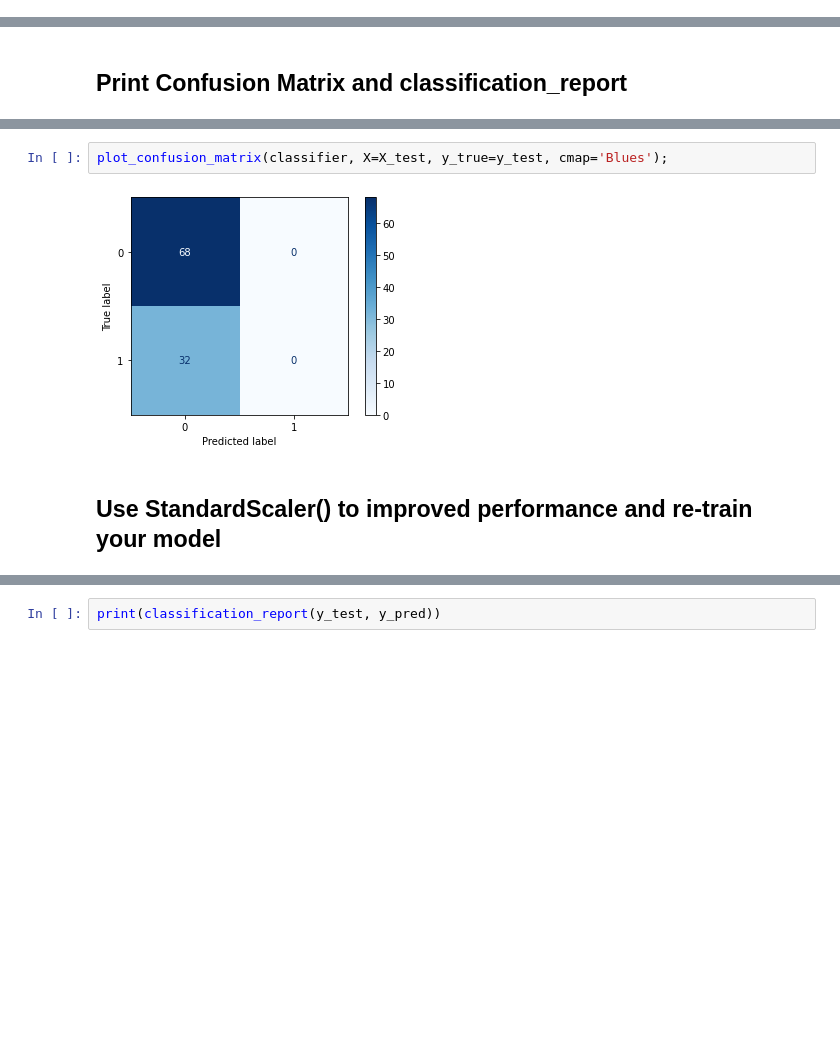
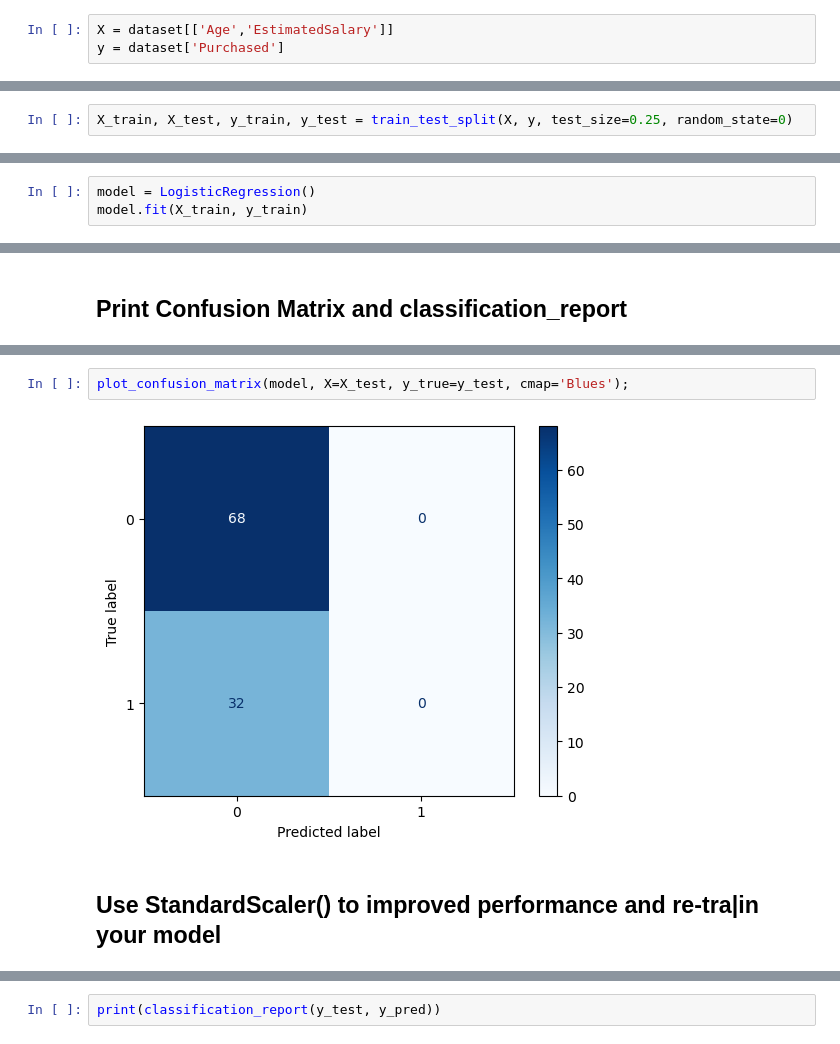
Before and after one commit to Tuwaiq-Data-Science-Bootcamp-V3/Logistic-Regression-Lab1, a Jupyter notebook: LogisticRegression_Assignment.ipynb, the cells around one changed output, grey strips where cells are left out. Saved outputs shown, nothing was run; the diff lists cells and outputs as text; blank space fills up the shorter version.

```diff
--- a/LogisticRegression_Assignment.ipynb
+++ b/LogisticRegression_Assignment.ipynb
@@ -45,5 +45,8 @@ dtypes: int64(4), object(1)
 memory usage: 15.8+ KB
 # %% [markdown]
 ## Define X by selecting only the age and EstimatedSalary, and y with purchased column
+# %%
+X = dataset[['Age','EstimatedSalary']]
+y = dataset['Purchased']
 # %% [markdown]
 ## Print count of each label in Purchased column
@@ -65,5 +70,10 @@ Name: Purchased, dtype: int64
 # First: Logistic Regression model
 # %% [markdown]
 ## Split the dataset into Training set and Test set with test_size = 0.25 and random_state = 0
+# %%
+X_train, X_test, y_train, y_test = train_test_split(X, y, test_size=0.25, random_state=0)
 # %% [markdown]
 ## Train the model with random_state = 0
+# %%
+model = LogisticRegression()
+model.fit(X_train, y_train)
@@ -116,6 +139,6 @@ weighted avg       0.46      0.68      0.55       100
 # %%
-plot_confusion_matrix(classifier, X=X_test, y_true=y_test, cmap='Blues');
+plot_confusion_matrix(model, X=X_test, y_true=y_test, cmap='Blues');
 # %% [output]
-[figure, old version]
+[figure, new version]
 # %% [markdown]
-## Use StandardScaler() to improved performance and re-train your model
+## Use StandardScaler() to improved performance and re-tra|in your model
```
Also changed, not shown: parts of 24 cells of this notebook.
